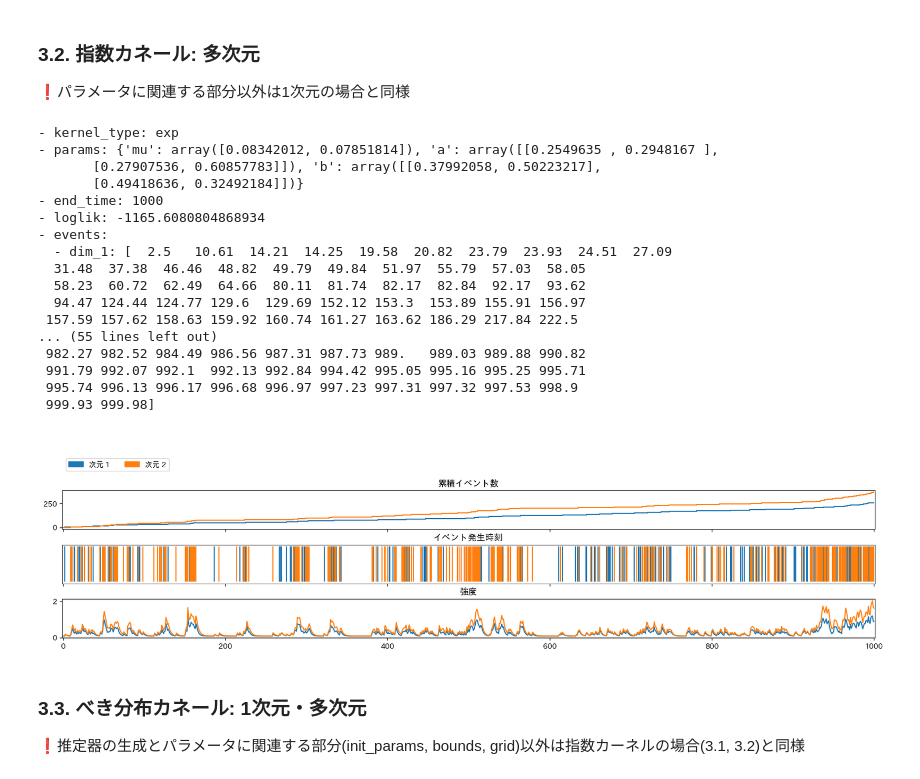
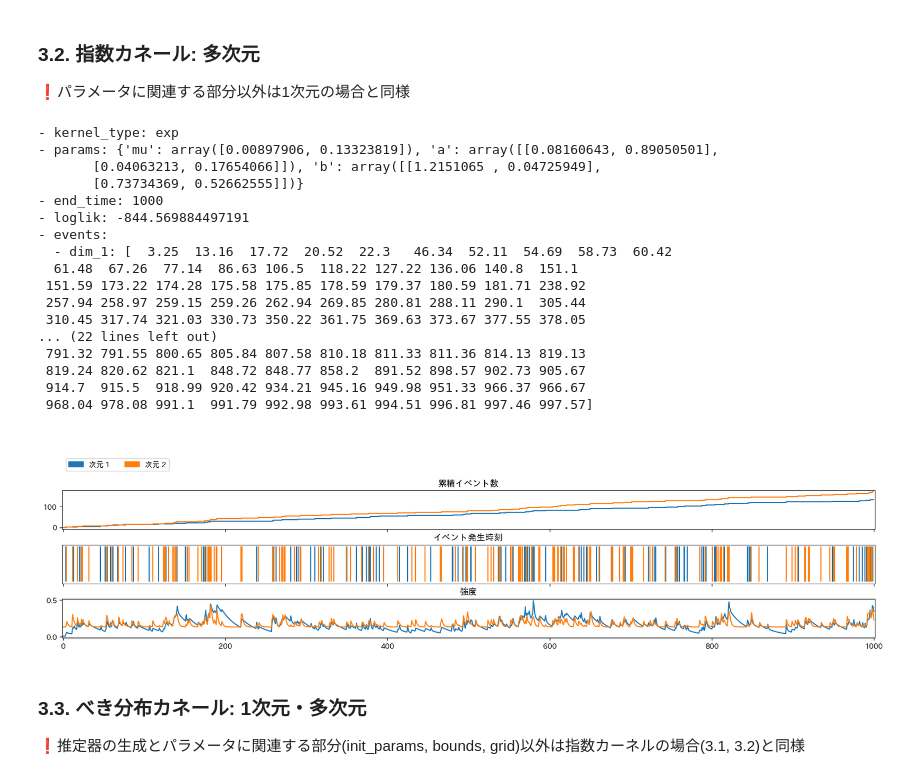
Before and after one commit to s-kojima1227/hp, a Jupyter notebook: tutorial.ipynb, the cells around one changed output. Drawn from its saved outputs; the diff is of its cells as text; code cells hidden in the pictures.

```diff
--- a/tutorial.ipynb
+++ b/tutorial.ipynb
@@ -203,7 +204,7 @@ estimation_with_scipy.plot()
 # %%
 # -------テストデータ生成----------
 exp_simulator = Model.build_simulator('exp')
-mu, a, b, T = [0.1, 0.1], [[0.2, 0.3], [0.4, 0.5]], [[0.3, 0.4], [0.5, 0.6]], 1000
+mu, a, b, T = [0.1, 0.1], [[0.2, 0.2], [0.2, 0.2]], [[0.3, 0.3], [0.3, 0.3]], 1000
 simulation = exp_simulator(mu=mu, a=a, b=b, T=T)
 test_data = simulation.events
 # ------------------------------
@@ -231,20 +232,7 @@ scipy_option = {
     },
 }
 
-# 2. 勾配法を使用する場合
-gradient_method = 'gradient'
-gradient_option = {
-    'init_params': { # ❗探索開始する初期値
-        'mu': [1, 1],
-        'a': [[1, 1],
-              [1, 1]],
-        'b': [[1, 1],
-              [1, 1]]
-    },
-    'max_iter': 100000, # 最大イテレーション数
-    'learning_rate': 0.0001, # 学習率
-    'tol': 0.01, # 勾配のノルムがこの値以下になったら探索を終了する
-}
+# ❗2. 勾配法は多次元に対応していない
 
 # 3. グリッドサーチを使用する場合
 grid_search_method = 'grid_search'
@@ -258,48 +246,48 @@ grid_search_option = {
     }
 }
 
 # 4. ランダムサーチを使用する場合
 random_search_method = 'random_search'
 random_search_option = {
     'n_iter': 100000, # 探索する回数
     'bounds': { # ❗探索するパラメータの範囲
         'mu': [(1e-5, None), (1e-5, None)],
         'a': [[(1e-5, None), (1e-5, None)],
               [(1e-5, None), (1e-5, None)]],
         'b': [[(1e-5, None), (1e-5, None)],
               [(1e-5, None), (1e-5, None)]]
     },
 }
 # ------------------------------------------------------------👆
 
 # ミニマイザーの設定値をセット (本例はscipyのミニマイザーを使用)
 multi_exp_estimator.set_minimization_config(method=scipy_method, option=scipy_option)
 
 # 推定
 multi_estimation_with_scipy = multi_exp_estimator(events=test_data, T=T)
 
 # 結果
 multi_estimation_with_scipy.info()
 multi_estimation_with_scipy.plot()
 # %% [output]
 - kernel_type: exp
-- params: {'mu': array([0.08342012, 0.07851814]), 'a': array([[0.2549635 , 0.2948167 ],
-       [0.27907536, 0.60857783]]), 'b': array([[0.37992058, 0.50223217],
-       [0.49418636, 0.32492184]])}
+- params: {'mu': array([0.00897906, 0.13323819]), 'a': array([[0.08160643, 0.89050501],
+       [0.04063213, 0.17654066]]), 'b': array([[1.2151065 , 0.04725949],
+       [0.73734369, 0.52662555]])}
 - end_time: 1000
-- loglik: -1165.6080804868934
+- loglik: -844.569884497191
 - events:
-  - dim_1: [  2.5   10.61  14.21  14.25  19.58  20.82  23.79  23.93  24.51  27.09
-  31.48  37.38  46.46  48.82  49.79  49.84  51.97  55.79  57.03  58.05
-  58.23  60.72  62.49  64.66  80.11  81.74  82.17  82.84  92.17  93.62
-  94.47 124.44 124.77 129.6  129.69 152.12 153.3  153.89 155.91 156.97
- 157.59 157.62 158.63 159.92 160.74 161.27 163.62 186.29 217.84 222.5
-... (55 lines left out)
- 982.27 982.52 984.49 986.56 987.31 987.73 989.   989.03 989.88 990.82
- 991.79 992.07 992.1  992.13 992.84 994.42 995.05 995.16 995.25 995.71
- 995.74 996.13 996.17 996.68 996.97 997.23 997.31 997.32 997.53 998.9
- 999.93 999.98]
+  - dim_1: [  3.25  13.16  17.72  20.52  22.3   46.34  52.11  54.69  58.73  60.42
+  61.48  67.26  77.14  86.63 106.5  118.22 127.22 136.06 140.8  151.1
+ 151.59 173.22 174.28 175.58 175.85 178.59 179.37 180.59 181.71 238.92
+ 257.94 258.97 259.15 259.26 262.94 269.85 280.81 288.11 290.1  305.44
+ 310.45 317.74 321.03 330.73 350.22 361.75 369.63 373.67 377.55 378.05
+... (22 lines left out)
+ 791.32 791.55 800.65 805.84 807.58 810.18 811.33 811.36 814.13 819.13
+ 819.24 820.62 821.1  848.72 848.77 858.2  891.52 898.57 902.73 905.67
+ 914.7  915.5  918.99 920.42 934.21 945.16 949.98 951.33 966.37 966.67
+ 968.04 978.08 991.1  991.79 992.98 993.61 994.51 996.81 997.46 997.57]
-[figure, old version]
+[figure, new version]
 # %% [markdown]
 ### 3.3. べき分布カネール: 1次元・多次元
 
```
Also changed, not shown: parts of 6 cells of this notebook, 33 other files.
